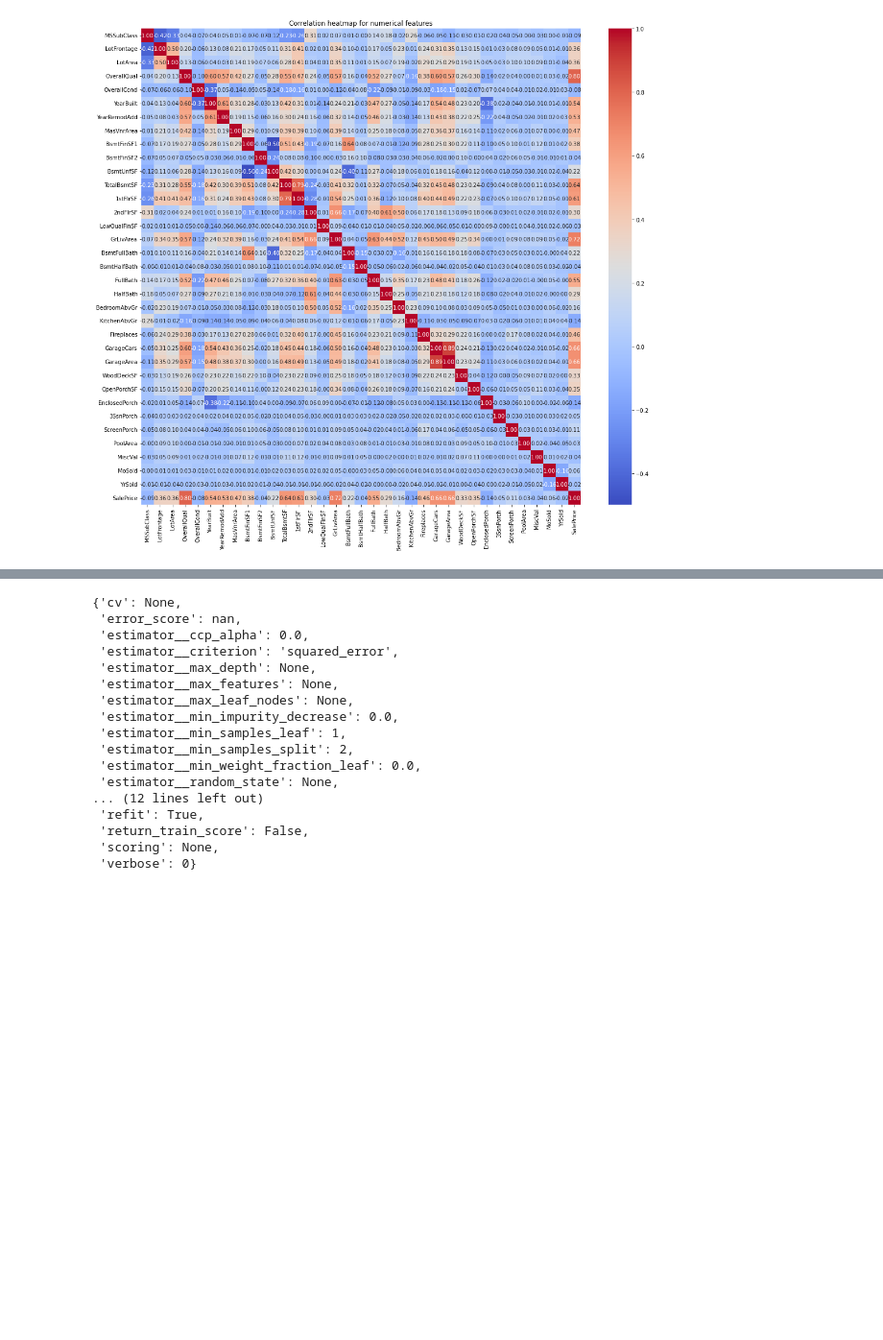
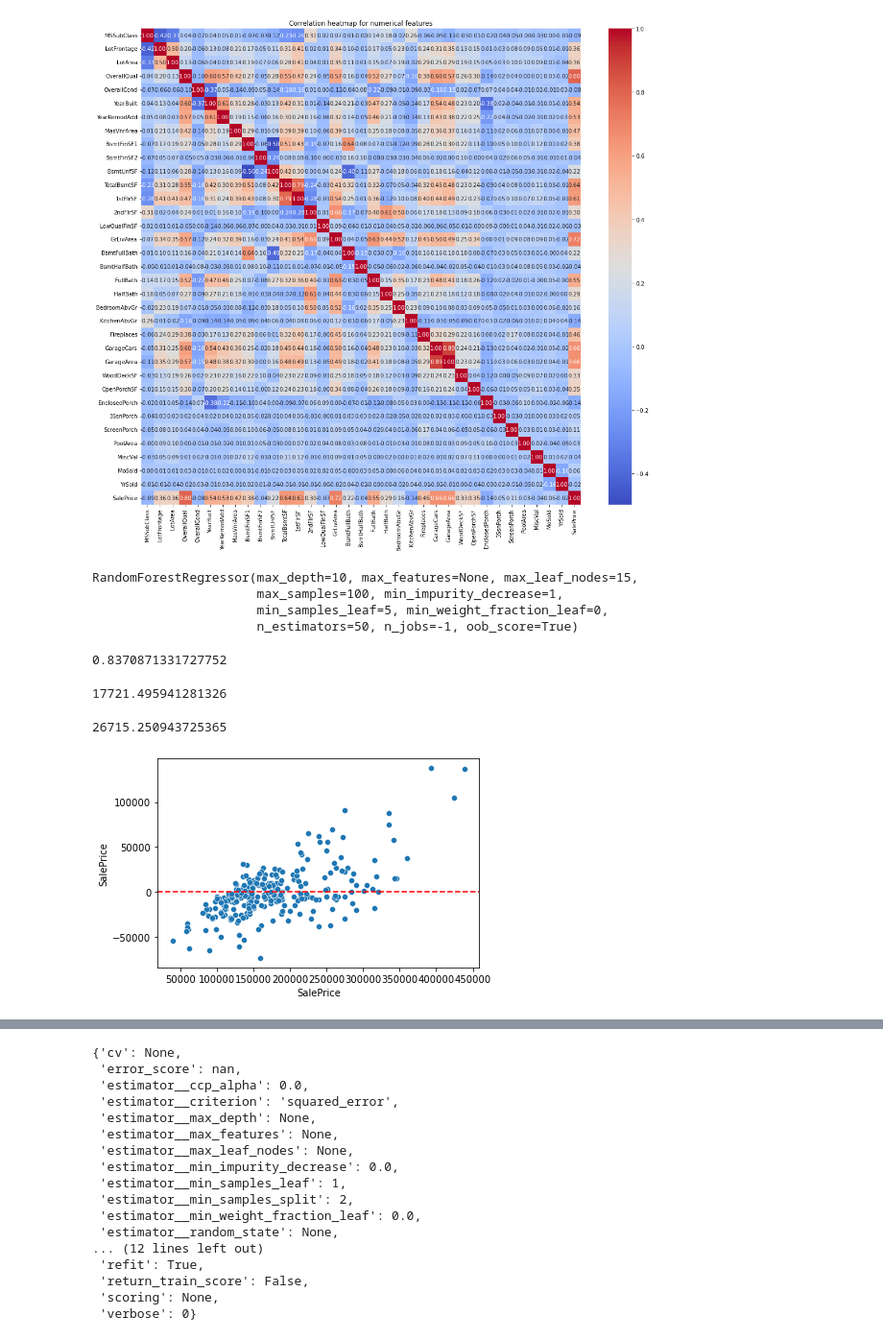
Before and after one commit to bronkaeux/house_price, a Jupyter notebook: random_forest.ipynb, the cells around one changed output, grey strips where cells are left out. Shown: that part at 96% size. Drawn from its saved outputs; the diff is of its cells as text; code cells hidden in the pictures; blank space fills up the shorter version.

```diff
--- a/decision_trees-Copy1.ipynb
+++ b/random_forest.ipynb
@@ -50,0 +67,9 @@ from sklearn.ensemble import RandomForestRegressor
+# %%
+model.fit(X_train, y_train)
+# %% [output]
+RandomForestRegressor(max_depth=10, max_features=None, max_leaf_nodes=15,
+                      max_samples=100, min_impurity_decrease=1,
+                      min_samples_leaf=5, min_weight_fraction_leaf=0,
+                      n_estimators=50, n_jobs=-1, oob_score=True)
+# %%
+pred = model.predict(X_test)
@@ -50,0 +78,4 @@ from sklearn.ensemble import RandomForestRegressor
+# %%
+r2_score(y_test, pred)
+# %% [output]
+0.8370871331727752
@@ -50,0 +86,14 @@ from sklearn.ensemble import RandomForestRegressor
+# %%
+MAE
+# %% [output]
+17721.495941281326
+# %%
+RMSE
+# %% [output]
+26715.250943725365
+# %%
+test_residuals = y_test - pred
+sns.scatterplot(x=y, y=test_residuals)
+plt.axhline(y=0, color='red', ls='--');
+# %% [output]
+[figure, added]
```
Also changed, not shown: parts of 24 cells of this notebook, 3 other files.
